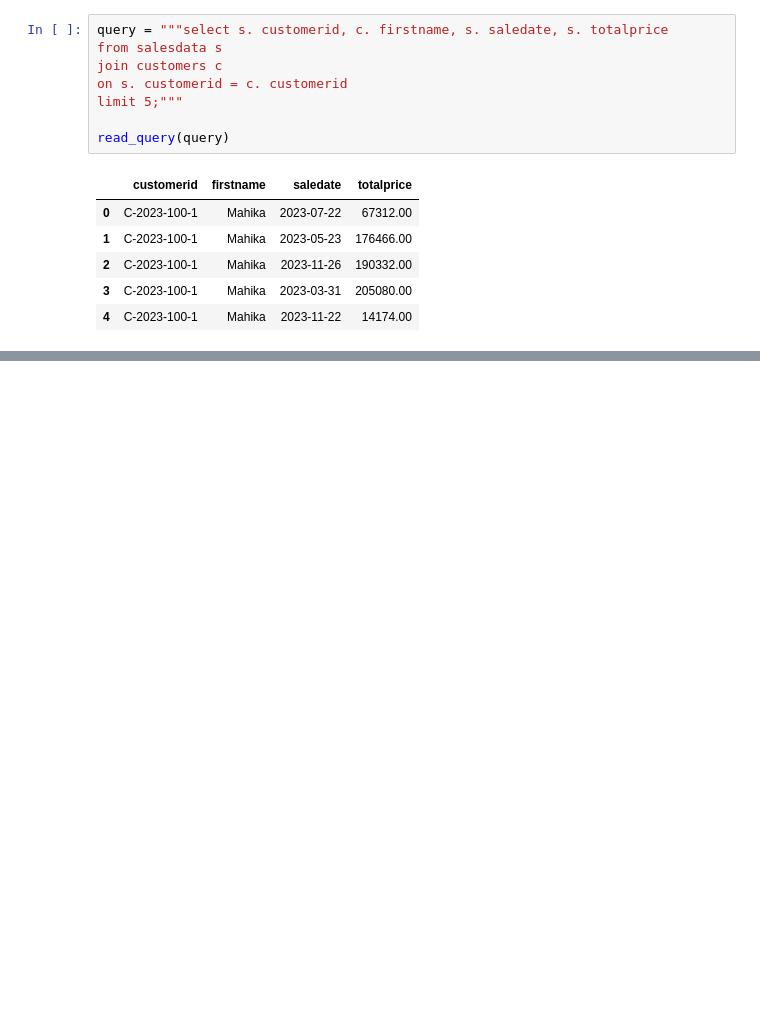
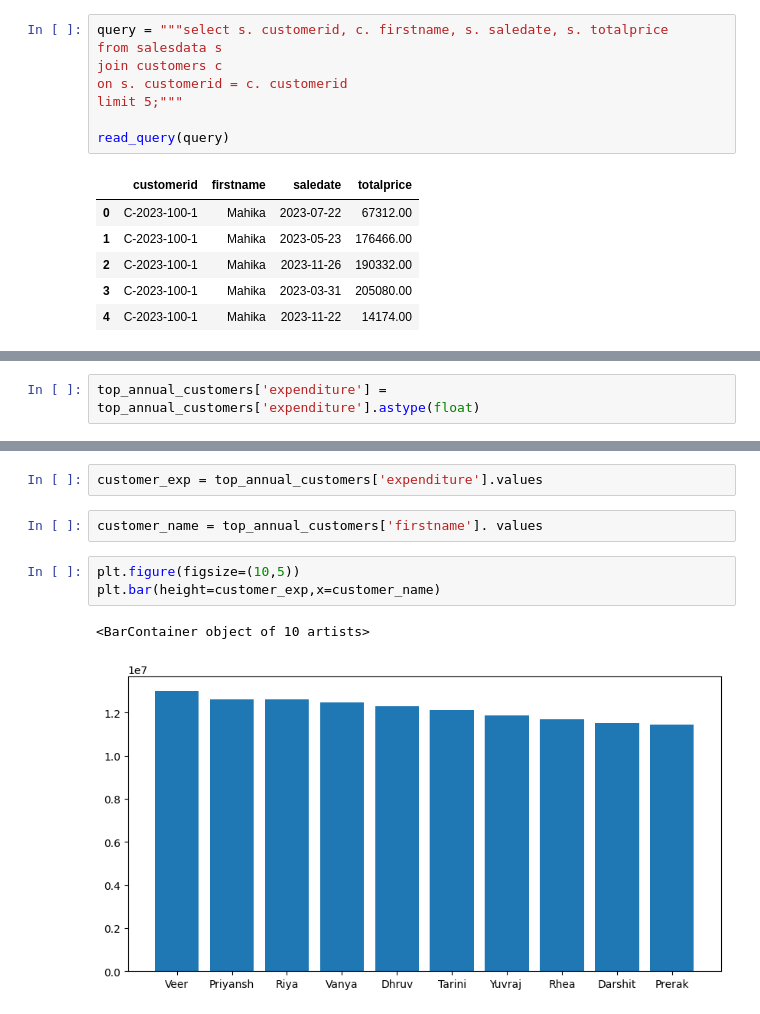
Before and after one commit to Manisha0125/Ecommerce_Analysis, a Jupyter notebook: swiftmarket.ipynb, the cells around one changed output, grey strips where cells are left out. Drawn from its saved outputs; the diff is of its cells as text; blank space fills up the shorter version.

```diff
--- a/swiftmarket.ipynb
+++ b/swiftmarket.ipynb
@@ -199,0 +177,2 @@ top_annual_customers
+# %%
+top_annual_customers['expenditure'] = top_annual_customers['expenditure'].astype(float)
@@ -199,0 +192,10 @@ top_annual_customers
+# %%
+customer_exp = top_annual_customers['expenditure'].values
+# %%
+customer_name = top_annual_customers['firstname']. values
+# %%
+plt.figure(figsize=(10,5))
+plt.bar(height=customer_exp,x=customer_name)
+# %% [output]
+<BarContainer object of 10 artists>
+[figure, added]
```
Also changed, not shown: parts of 14 cells of this notebook.
